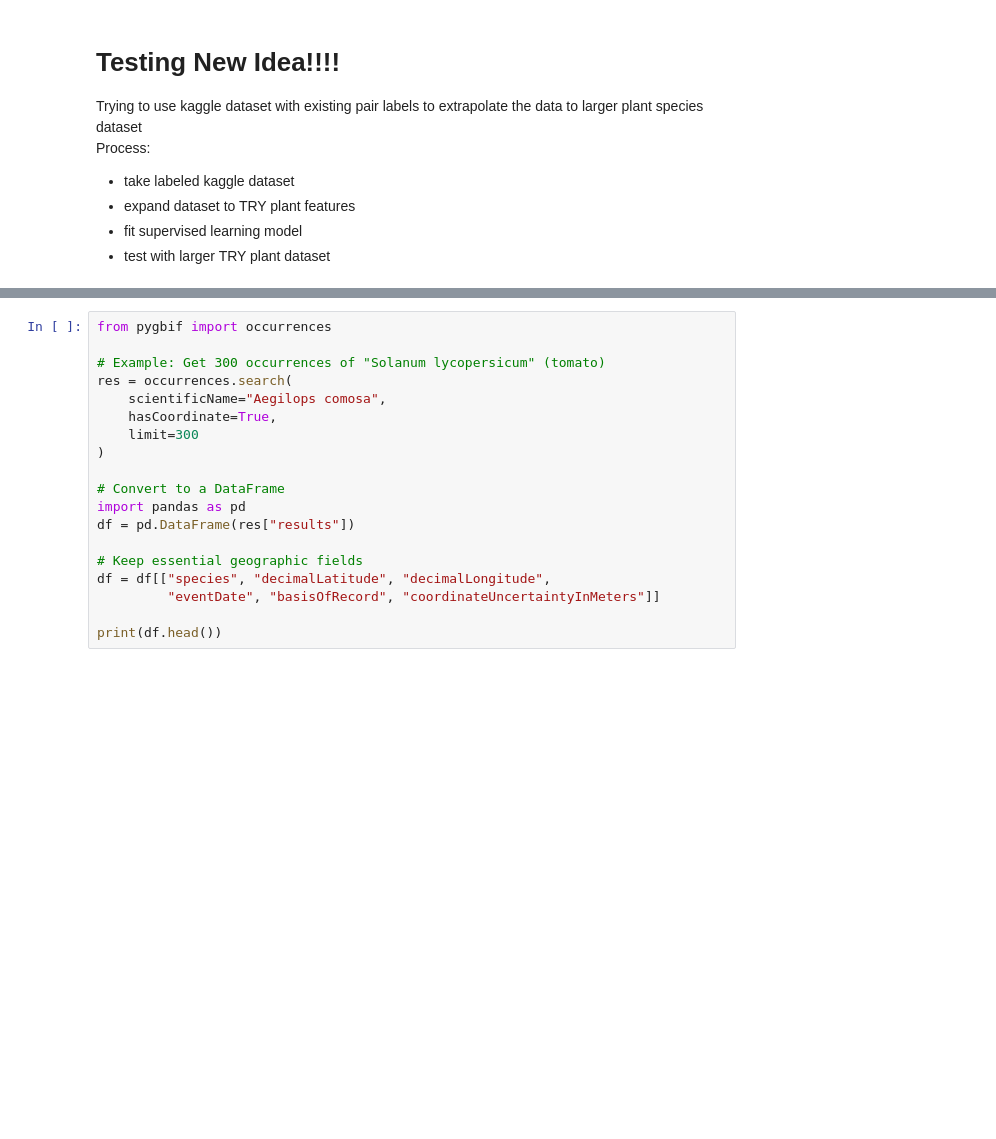
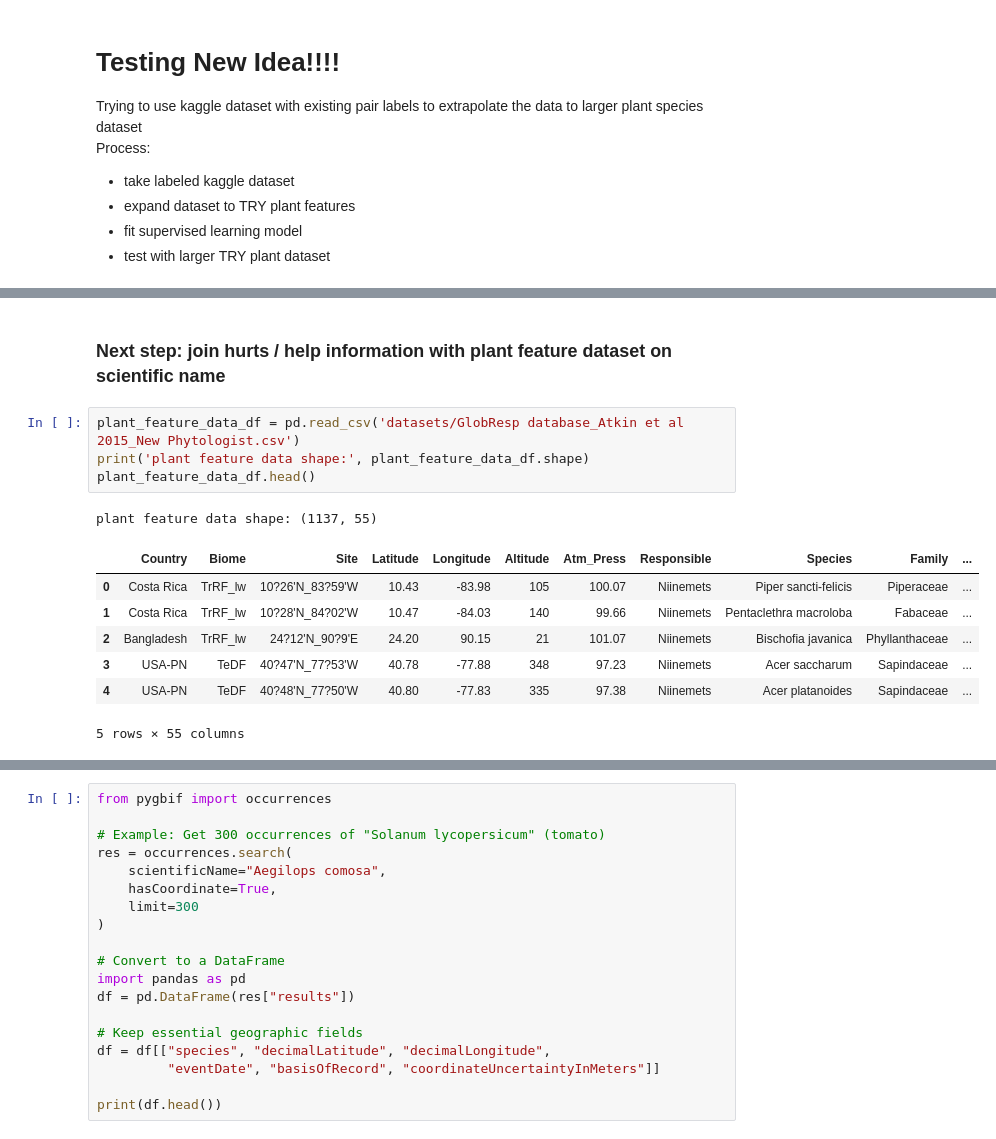
Before and after one commit to madisonmina/PlantIt-Hacksgiving2025, a Jupyter notebook: test.ipynb, the cells around one changed output, grey strips where cells are left out. Saved outputs shown, nothing was run; the diff lists cells and outputs as text; blank space fills up the shorter version.

```diff
--- a/test.ipynb
+++ b/test.ipynb
@@ -138,0 +256,15 @@ shape: (995, 4)
+# %% [markdown]
+### Next step: join hurts / help information with plant feature dataset on scientific name
+# %%
+plant_feature_data_df = pd.read_csv('datasets/GlobResp database_Atkin et al 2015_New Phytologist.csv')
+print('plant feature data shape:', plant_feature_data_df.shape)
+plant_feature_data_df.head()
+# %% [output]
+plant feature data shape: (1137, 55)
+|  | Country | Biome | Site | Latitude | Longitude | Altitude | Atm_Press | Responsible | Species | Family | ... |
+| 0 | Costa Rica | TrRF_lw | 10?26'N_83?59'W | 10.43 | -83.98 | 105 | 100.07 | Niinemets | Piper sancti-felicis | Piperaceae | ... |
+| 1 | Costa Rica | TrRF_lw | 10?28'N_84?02'W | 10.47 | -84.03 | 140 | 99.66 | Niinemets | Pentaclethra macroloba | Fabaceae | ... |
+| 2 | Bangladesh | TrRF_lw | 24?12'N_90?9'E | 24.20 | 90.15 | 21 | 101.07 | Niinemets | Bischofia javanica | Phyllanthaceae | ... |
+| 3 | USA-PN | TeDF | 40?47'N_77?53'W | 40.78 | -77.88 | 348 | 97.23 | Niinemets | Acer saccharum | Sapindaceae | ... |
+| 4 | USA-PN | TeDF | 40?48'N_77?50'W | 40.80 | -77.83 | 335 | 97.38 | Niinemets | Acer platanoides | Sapindaceae | ... |
+5 rows × 55 columns
```
Also changed, not shown: parts of 24 cells of this notebook, 1 other file.
